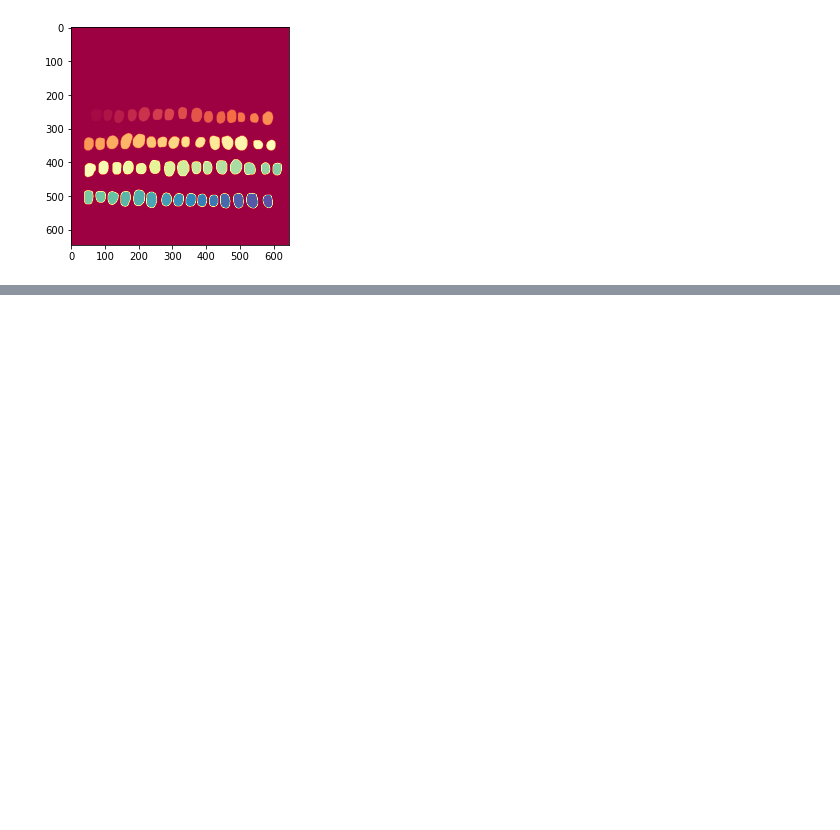
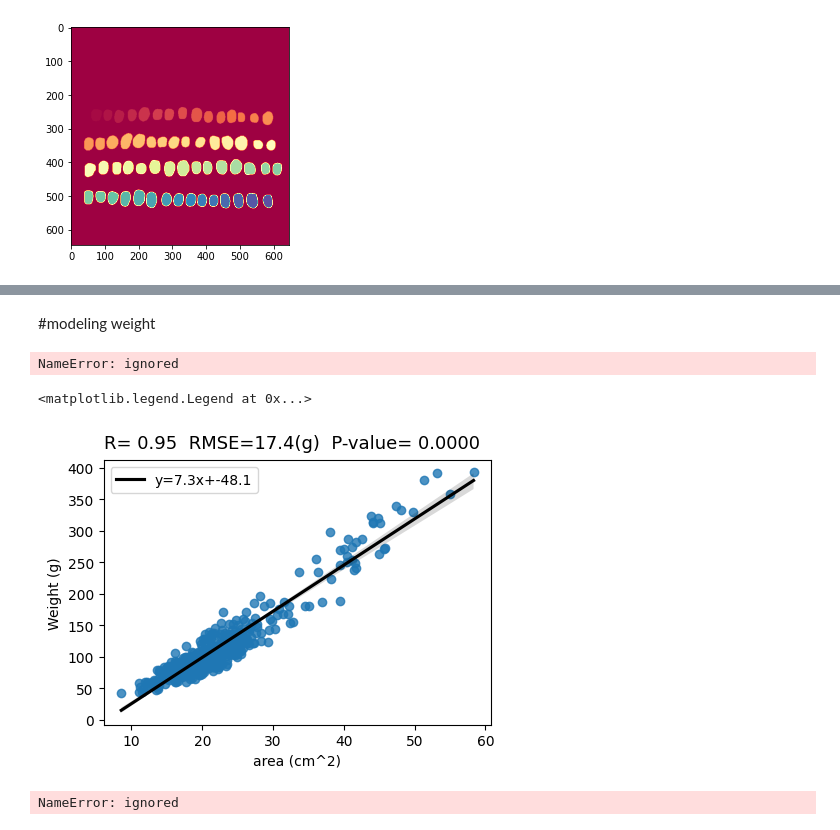
Before and after one commit to eitanfass/image-processing, a Jupyter notebook: trained_model_for_final_project_tomato_detection_.ipynb, the cells around one changed output, grey strips where cells are left out. Drawn from its saved outputs; the diff is of its cells as text; code cells hidden in the pictures; blank space fills up the shorter version.

```diff
--- a/trained_model_for_final_project_tomato_detection_.ipynb
+++ b/trained_model_for_final_project_tomato_detection_.ipynb
@@ -709,0 +699,2 @@ anchors                  shape: (1, 65472, 4)         min:   -0.70849  max:    1
+# %% [markdown]
+#modeling weight
@@ -709,0 +722,66 @@ anchors                  shape: (1, 65472, 4)         min:   -0.70849  max:    1
+# %%
+data_df=pd.read_csv('/content/drive/MyDrive/71254_2023/02_Assignment_Submission/Eitan.Fass/final project/weight_spectral_tomato_data.csv')
+data_df=data_df.drop(['Unnamed: 0'], axis =1)
+area_column=[]
+for path,mask in zip(path_list,mask_list):
+  unique_values = np.unique(mask)
+
+  img=io.imread(path)
+  if img.shape[2]==4:
+      img=img[:,:,:3]
+  ratio=pix_size(img)
+
+  for i in unique_values[1:]:
+    area_column += [np.count_nonzero(mask == i)*ratio]
+data_df['area (cm^2)']=area_column
+data_df
+# %% [output]
+NameError: ignored
+# %%
+from scipy import stats
+import seaborn as sns
+slope, intercept, r_value, p_value, std_err = stats.linregress(np.array(data_df['area (cm^2)']),np.array(data_df['Weight (g)']))
+plt.rcParams.update({'figure.figsize':(5,3.5), 'figure.dpi':100})
+ax = sns.regplot(x='area (cm^2)' , y='Weight (g)', data=data_df, scatter_kws={"zorder":-1}, line_kws={'color': 'black','label':"y={0:.1f}x+{1:.1f}".format(slope,intercept)})
+
+rmse =np.sqrt(((data_df['Weight (g)']-(intercept + (slope *data_df['area (cm^2)'])))**2).mean())
+ax.text(0, 1.1, "R= {:.2f}  RMSE={:.1f}(g)  P-value= {:.4f}".format(r_value,rmse,p_value), ha="left", va="top",fontsize=13, transform=ax.transAxes)
+ax.legend()
+# %% [output]
+<matplotlib.legend.Legend at 0x...>
+[figure, added]
+# %%
+from xgboost import XGBRegressor
+from sklearn.metrics import mean_squared_error, r2_score
+# import tensorflow as tf
+# from tensorflow import keras
+from sklearn.preprocessing import MinMaxScaler
+from sklearn.model_selection import train_test_split
+scaler=MinMaxScaler()
+feature_importances = {}
+
+r_2_rf,rmse_rf,r_2_xg,rmse_xg,r_pslr,rmse_pslr=0,0,0,0,0,0
+iter_num=30
+bands=[140,151,181]#wavelengths 805,841,930 (nm)
+for j in range(iter_num):
+
+    x_df=data_df.iloc[:,bands]
+    x_df['area (cm^2)']=data_df['area (cm^2)']
+    y_df=np.array(data_df['Weight (g)'])
+
+    x_df=np.array(scaler.fit_transform(x_df))
+    X_train, X_test, y_train, y_test = train_test_split(x_df, y_df, test_size=0.3, random_state=42)
+    X_val, X_test, y_val, y_test = train_test_split(X_test, y_test, test_size=0.5, random_state=42)
+
+
+    # Calculate R^2 and RMSE for each output column
+    # Train and evaluate an XGBoost model
+    XGB_model = XGBRegressor(n_estimators=100, random_state=42)
+    XGB_model.fit(X_train, y_train)
+    y_pred = XGB_model.predict(X_test)
+    slope, intercept, r_value, p_value, std_err = stats.linregress(y_test, y_pred)
+    r_2_xg+=r_value
+    rmse_xg+=np.sqrt(mean_squared_error(y_test, y_pred))
+    feature_importances['_XGB'] = rf_model.feature_importances_
+# %% [output]
+NameError: ignored
```
Also changed, not shown: parts of 8 cells of this notebook.
